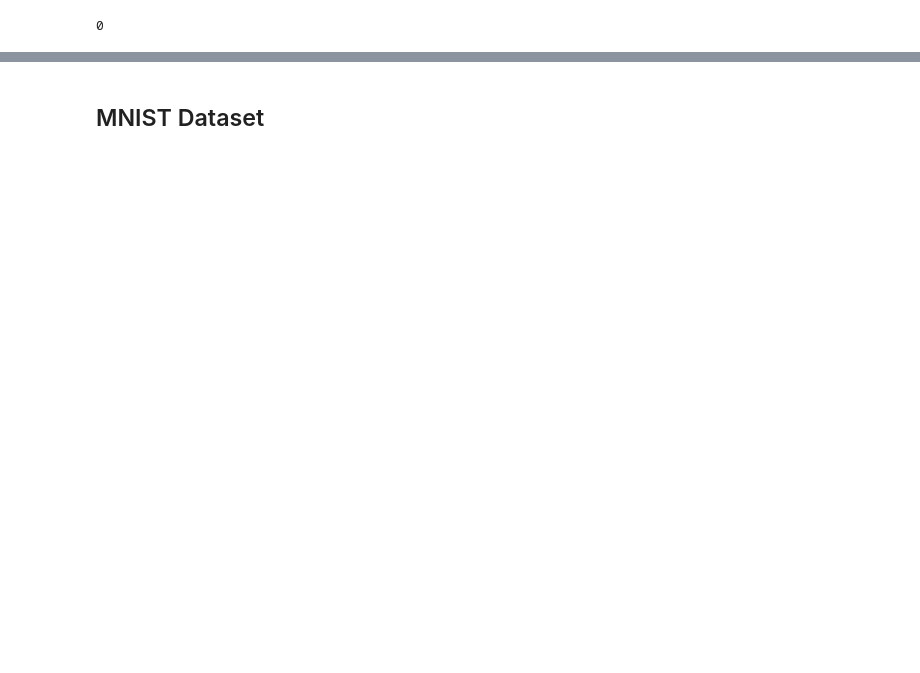
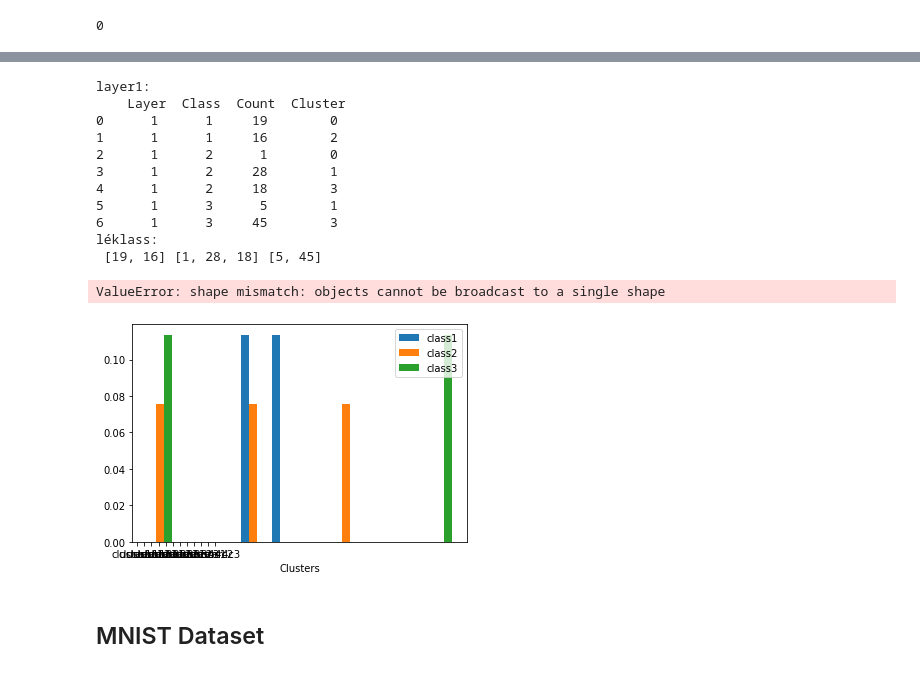
Before and after one commit to JPhilippot/Patterns, a Jupyter notebook: KMeans.ipynb, the cells around one changed output, grey strips where cells are left out. Cells and saved outputs as stored; diff of their text form; code cells hidden in the pictures; blank space fills up the shorter version.

Commit message:
Remise en forme des clusters+ csv
Reste a faire un affichage propre.

```diff
--- a/KMeans.ipynb
+++ b/KMeans.ipynb
@@ -417,3 +455,58 @@ save_result_cluster("osef",clusterizeLayer('./iris_8_10_8_/iris_l3_8.csv',4),3,3
+# %%
+layer1 = pd.read_csv("./iris_8_10_8_/iris_clusters_layer1.csv")
+print("layer1:\n",layer1)
+
+class1=[]
+class2=[]
+class3=[]
+for index,element in layer1.iterrows():
+    if element[1]==1:
+        if element["Count"] >= 0:
+            class1.append(element["Count"])
+        else:
+            class1.append(0)
+    if element[1]==2:
+        if element["Count"] >= 0:
+            class2.append(element["Count"])
+        else:
+            class2.append(0)
+    if element[1]==3:
+        if element["Count"] >= 0:
+            class3.append(element["Count"])
+        else:
+            class3.append(0)
+print("léklass:\n",class1,class2,class3)
+names = ['cluster1c1', 'cluster1c2', 'cluster1c3' ,
+         'cluster2c1', 'cluster2c2', 'cluster2c3',
+         'cluster3c1', 'cluster3c2', 'cluster3c3',
+         'cluster4c1', 'cluster4c2', 'cluster4c3']
+
+plt.hist([class1,class2,class3],
+         density=True,
+         histtype='bar',
+        label=['class1','class2','class3'])
+plt.xlabel('Clusters')
+# plt.ylabel('Count')
+plt.legend()
+plt.bar(names,[class1,class2,class3])
+plt.show()
+
+color = ['blue', 'red', 'yellow', 'green']
+#plot_clusters_2D(clustersC1C2l1 , clustersC3l1, 4)
+# %% [output]
+layer1:
+    Layer  Class  Count  Cluster
+0      1      1     19        0
+1      1      1     16        2
+2      1      2      1        0
+3      1      2     28        1
+4      1      2     18        3
+5      1      3      5        1
+6      1      3     45        3
+léklass:
+ [19, 16] [1, 28, 18] [5, 45]
+ValueError: shape mismatch: objects cannot be broadcast to a single shape
+[figure, added]
 # %% [markdown]
 ## MNIST Dataset
 # %%
```
Also changed, not shown: parts of 8 cells of this notebook, 10 other files.
